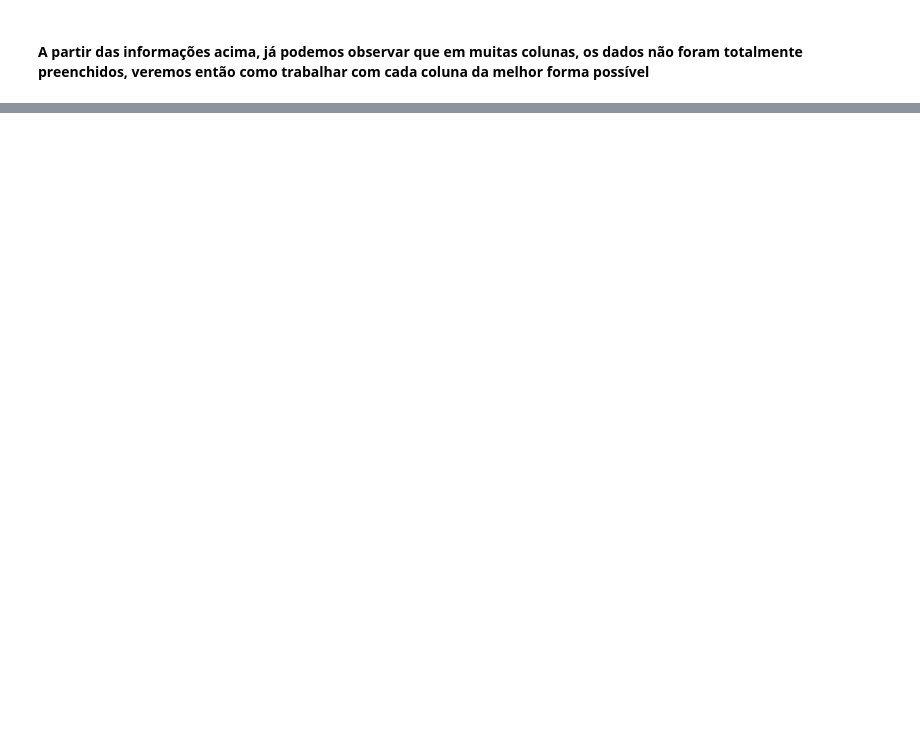
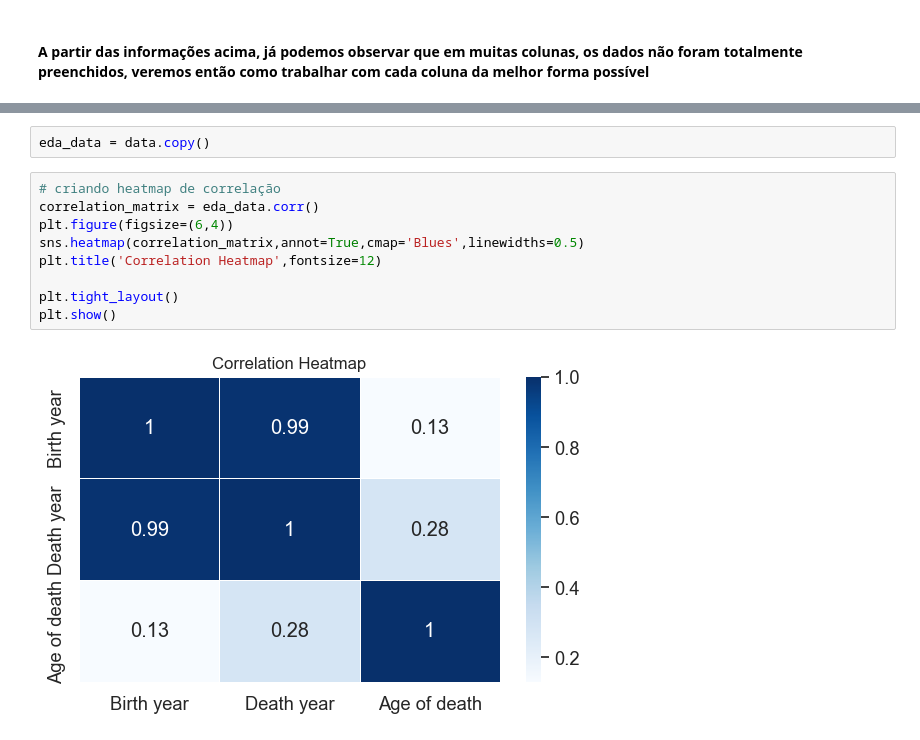
Before and after one commit to Bredariolcaroline/Data-analysis-and-data-science, a Jupyter notebook: AgeDataset.ipynb, the cells around one changed output, grey strips where cells are left out. Cells and saved outputs as stored; diff of their text form; blank space fills up the shorter version.

```diff
--- a/AgeDataset.ipynb
+++ b/AgeDataset.ipynb
@@ -177,0 +182,13 @@ fig.show()
+# %%
+eda_data = data.copy()
+# %%
+# criando heatmap de correlação
+correlation_matrix = eda_data.corr()
+plt.figure(figsize=(6,4))
+sns.heatmap(correlation_matrix,annot=True,cmap='Blues',linewidths=0.5)
+plt.title('Correlation Heatmap',fontsize=12)
+
+plt.tight_layout()
+plt.show()
+# %% [output]
+[figure, added]
```
Also changed, not shown: parts of 18 cells of this notebook.
